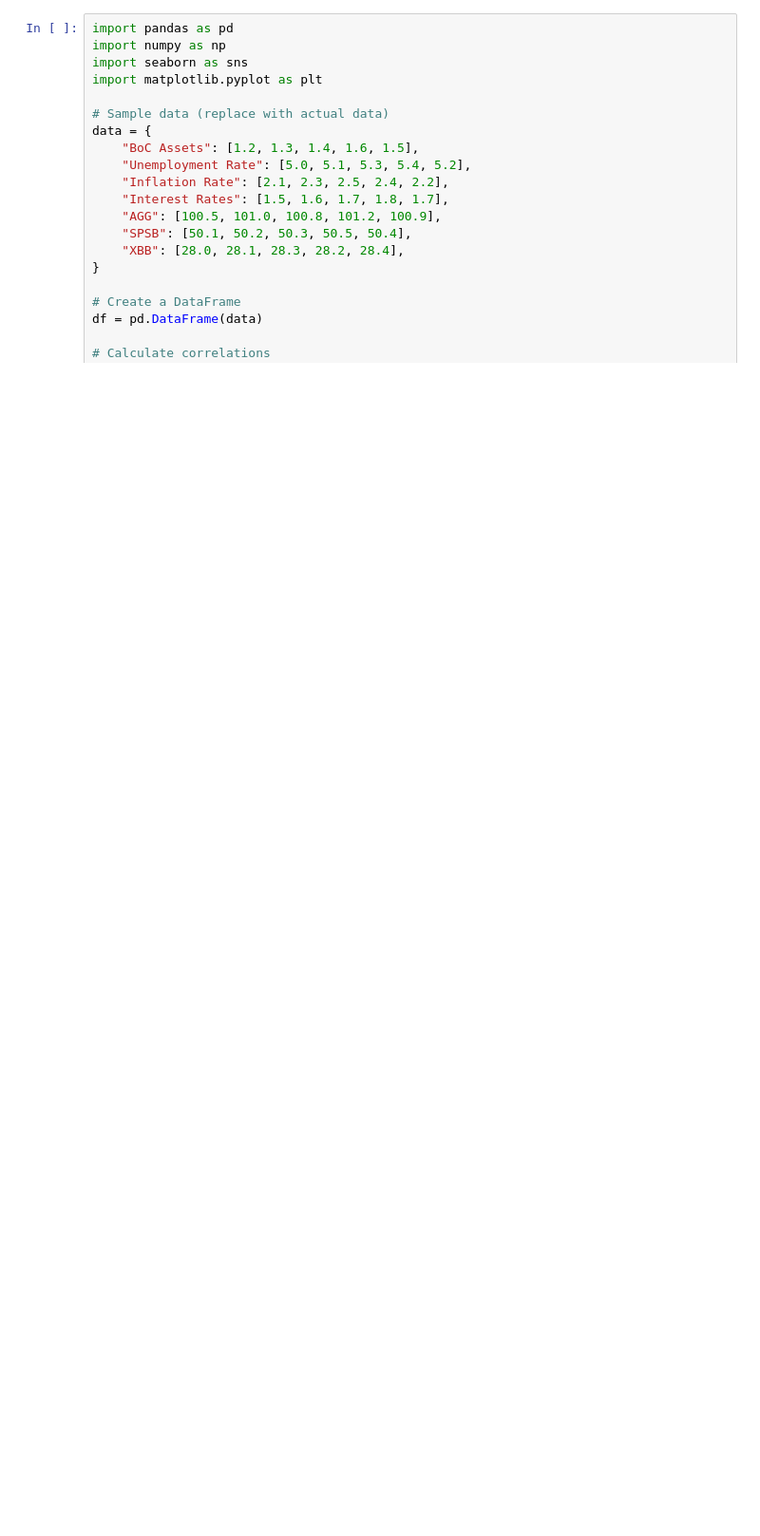
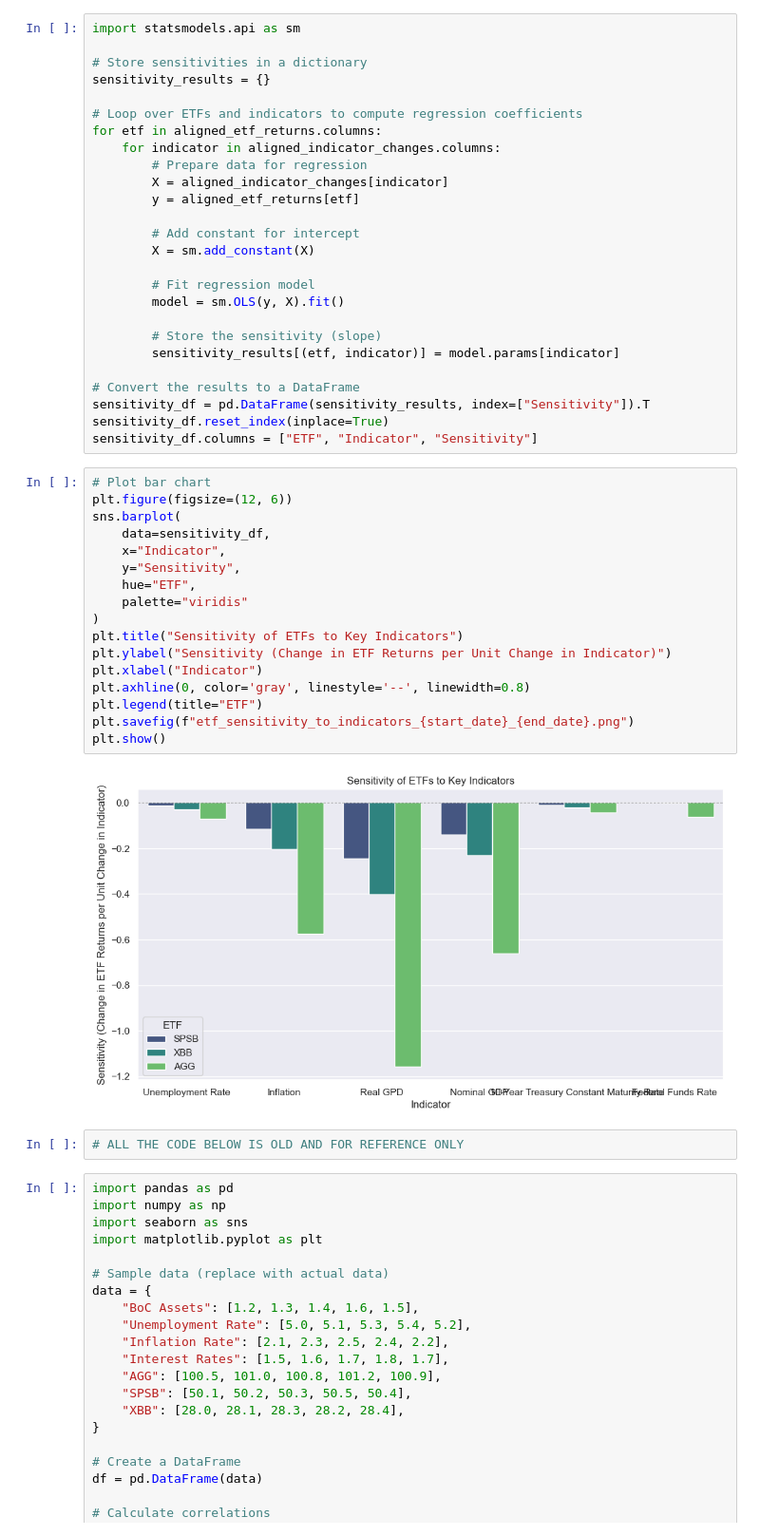
Before and after one commit to DFIC-Quant-Fund/Investment-Council, a Jupyter notebook: Credit/correlation_heatmap/correlation_heatmap.ipynb, the cells around one changed output. Shown at 95% size. Saved outputs shown, nothing was run; the diff lists cells and outputs as text; blank space fills up the shorter version.

```diff
--- a/Credit/correlation_heatmap/correlation_heatmap.ipynb
+++ b/Credit/correlation_heatmap/correlation_heatmap.ipynb
@@ -27,3 +245,50 @@ Requirement already satisfied: certifi>=2017.4.17 in /Users/cameron.beneteau/cod
+# %%
+import statsmodels.api as sm
+
+# Store sensitivities in a dictionary
+sensitivity_results = {}
+
+# Loop over ETFs and indicators to compute regression coefficients
+for etf in aligned_etf_returns.columns:
+    for indicator in aligned_indicator_changes.columns:
+        # Prepare data for regression
+        X = aligned_indicator_changes[indicator]
+        y = aligned_etf_returns[etf]
+
+        # Add constant for intercept
+        X = sm.add_constant(X)
+
+        # Fit regression model
+        model = sm.OLS(y, X).fit()
+
+        # Store the sensitivity (slope)
+        sensitivity_results[(etf, indicator)] = model.params[indicator]
+
+# Convert the results to a DataFrame
+sensitivity_df = pd.DataFrame(sensitivity_results, index=["Sensitivity"]).T
+sensitivity_df.reset_index(inplace=True)
+sensitivity_df.columns = ["ETF", "Indicator", "Sensitivity"]
+# %%
+# Plot bar chart
+plt.figure(figsize=(12, 6))
+sns.barplot(
+    data=sensitivity_df,
+    x="Indicator",
+    y="Sensitivity",
+    hue="ETF",
+    palette="viridis"
+)
+plt.title("Sensitivity of ETFs to Key Indicators")
+plt.ylabel("Sensitivity (Change in ETF Returns per Unit Change in Indicator)")
+plt.xlabel("Indicator")
+plt.axhline(0, color='gray', linestyle='--', linewidth=0.8)
+plt.legend(title="ETF")
+plt.savefig(f"etf_sensitivity_to_indicators_{start_date}_{end_date}.png")
+plt.show()
+# %% [output]
+[figure, added]
+# %%
+# ALL THE CODE BELOW IS OLD AND FOR REFERENCE ONLY
 # %%
 import pandas as pd
 import numpy as np
```
Also changed, not shown: parts of 15 cells of this notebook, 3 other files.
